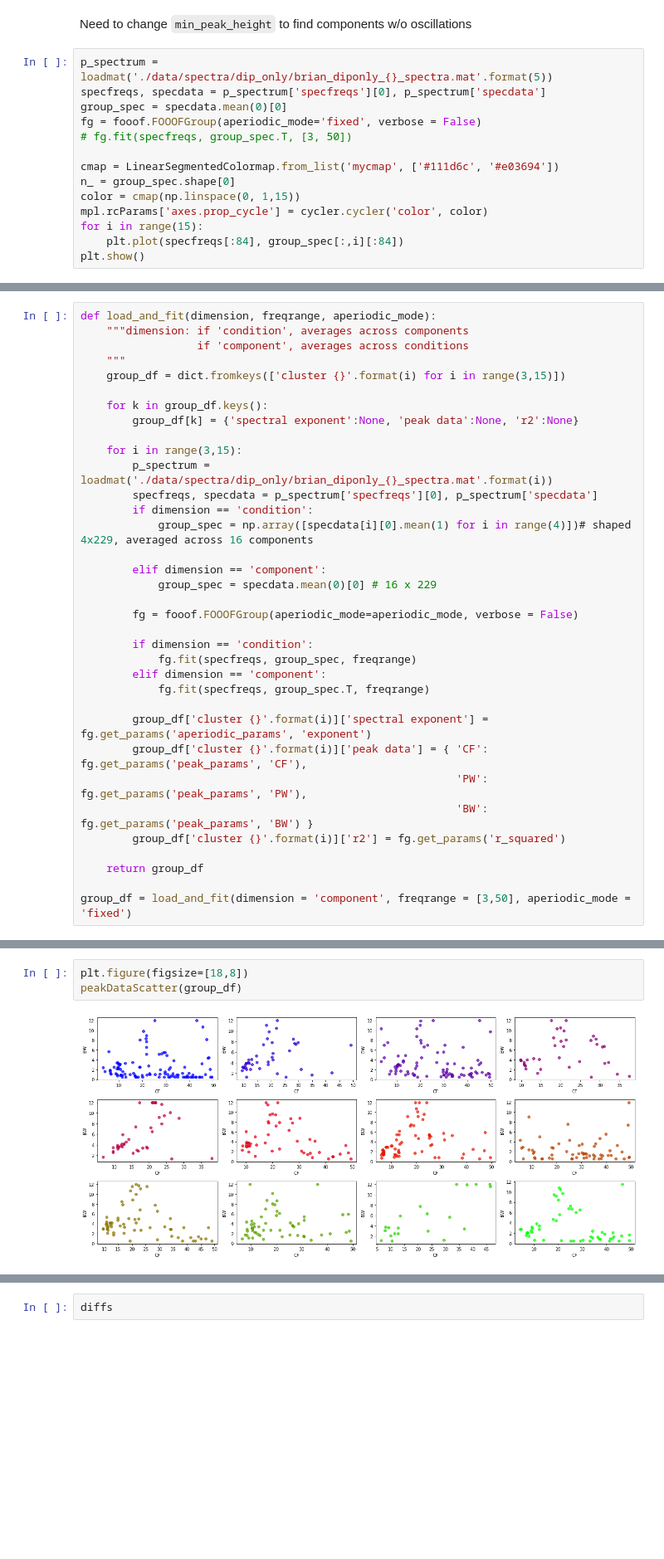
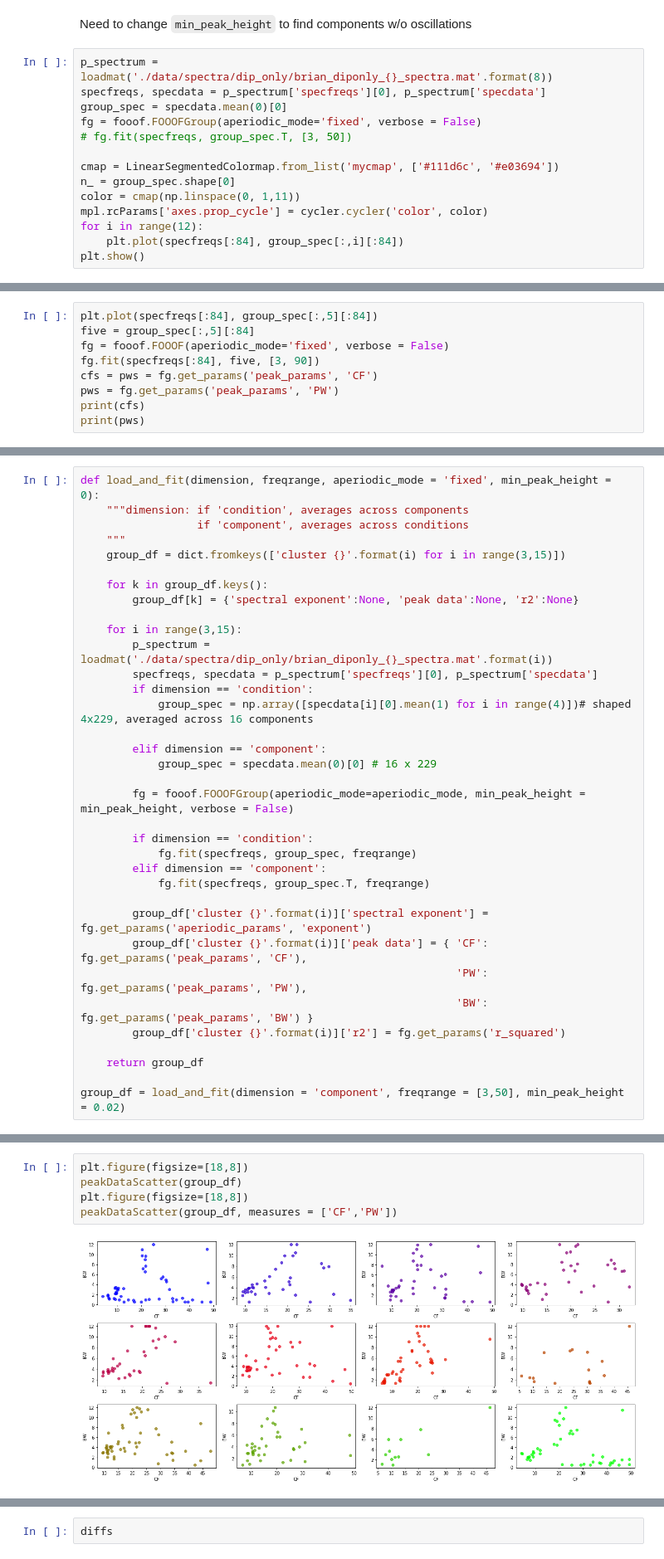
Before and after one commit to bfbarry/Metric-Modulation, a Jupyter notebook: spectral_analysis.ipynb, the cells around one changed output, grey strips where cells are left out. Shown: that part at 83% size. Cells and saved outputs as stored; diff of their text form; blank space fills up the shorter version.

```diff
--- a/spectral_analysis.ipynb
+++ b/spectral_analysis.ipynb
@@ -59,7 +59,7 @@ Relevant resources
 # %% [markdown]
 Need to change `min_peak_height` to find components w/o oscillations
 # %%
-p_spectrum = loadmat('./data/spectra/dip_only/brian_diponly_{}_spectra.mat'.format(5))
+p_spectrum = loadmat('./data/spectra/dip_only/brian_diponly_{}_spectra.mat'.format(8))
 specfreqs, specdata = p_spectrum['specfreqs'][0], p_spectrum['specdata']
 group_spec = specdata.mean(0)[0]
 fg = fooof.FOOOFGroup(aperiodic_mode='fixed', verbose = False)
@@ -67,9 +67,9 @@ fg = fooof.FOOOFGroup(aperiodic_mode='fixed', verbose = False)
 
 cmap = LinearSegmentedColormap.from_list('mycmap', ['#111d6c', '#e03694'])
 n_ = group_spec.shape[0]
-color = cmap(np.linspace(0, 1,15))
+color = cmap(np.linspace(0, 1,11))
 mpl.rcParams['axes.prop_cycle'] = cycler.cycler('color', color)
-for i in range(15):
+for i in range(12):
     plt.plot(specfreqs[:84], group_spec[:,i][:84])
 plt.show()
 # %% [output]
@@ -80,0 +77,9 @@ len(fg.get_params('peak_params', 'CF'))
+# %%
+plt.plot(specfreqs[:84], group_spec[:,5][:84])
+five = group_spec[:,5][:84]
+fg = fooof.FOOOF(aperiodic_mode='fixed', verbose = False)
+fg.fit(specfreqs[:84], five, [3, 90])
+cfs = pws = fg.get_params('peak_params', 'CF')
+pws = fg.get_params('peak_params', 'PW')
+print(cfs)
+print(pws)
@@ -81,5 +90,5 @@ len(fg.get_params('peak_params', 'CF'))
 # %%
-def load_and_fit(dimension, freqrange, aperiodic_mode):
+def load_and_fit(dimension, freqrange, aperiodic_mode = 'fixed', min_peak_height = 0):
     """dimension: if 'condition', averages across components
                   if 'component', averages across conditions
     """
@@ -97,7 +106,7 @@ def load_and_fit(dimension, freqrange, aperiodic_mode):
         elif dimension == 'component':
             group_spec = specdata.mean(0)[0] # 16 x 229
 
-        fg = fooof.FOOOFGroup(aperiodic_mode=aperiodic_mode, verbose = False)
+        fg = fooof.FOOOFGroup(aperiodic_mode=aperiodic_mode, min_peak_height = min_peak_height, verbose = False)
 
         if dimension == 'condition':
             fg.fit(specfreqs, group_spec, freqrange)
@@ -112,7 +121,7 @@ def load_and_fit(dimension, freqrange, aperiodic_mode):
 
     return group_df
 
-group_df = load_and_fit(dimension = 'component', freqrange = [3,50], aperiodic_mode = 'fixed')
+group_df = load_and_fit(dimension = 'component', freqrange = [3,50], min_peak_height = 0.02)
 # %%
 def peakPlot(fit_data, param, bins = plt.rcParams["hist.bins"], plt_format = 'layered'):
     """param: 'CF', 'PW', or 'BW'
@@ -204,5 +230,7 @@ plt.show()
 # %%
 plt.figure(figsize=[18,8])
 peakDataScatter(group_df)
+plt.figure(figsize=[18,8])
+peakDataScatter(group_df, measures = ['CF','PW'])
 # %% [output]
-[figure, old version]
+[figure, new version]
```
Also changed, not shown: parts of 7 cells of this notebook.
